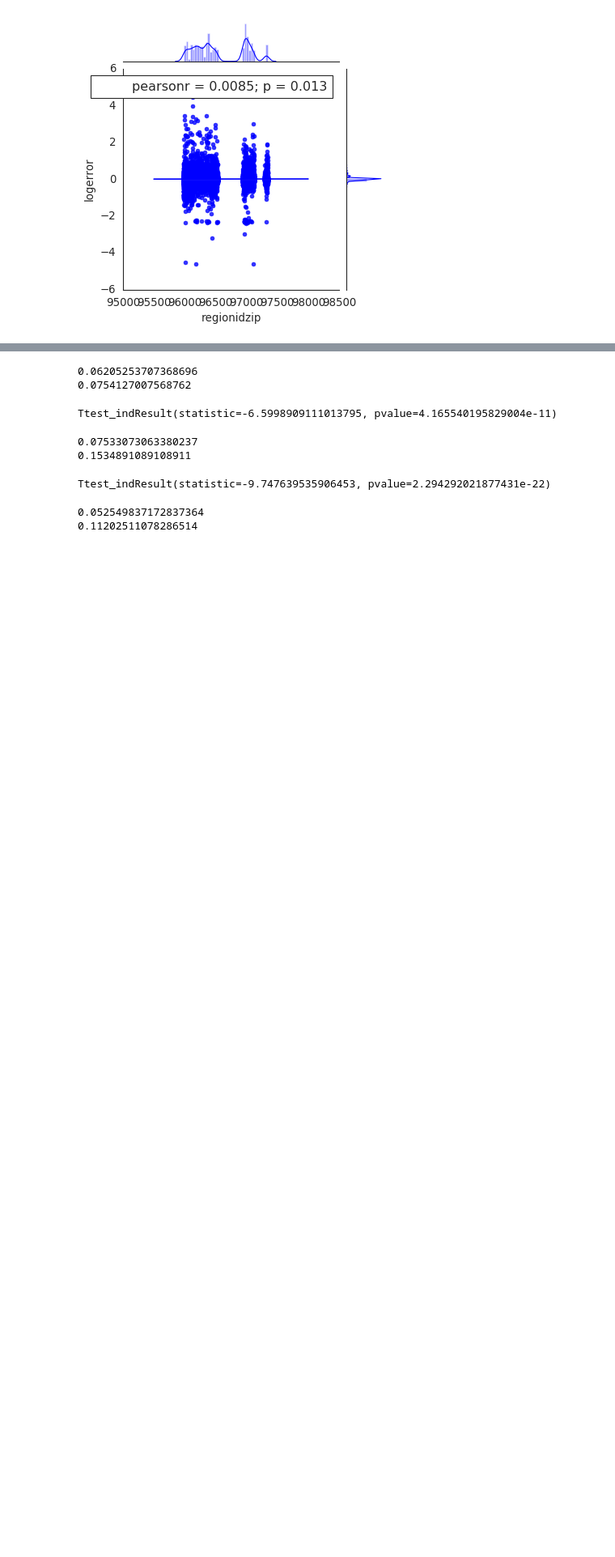
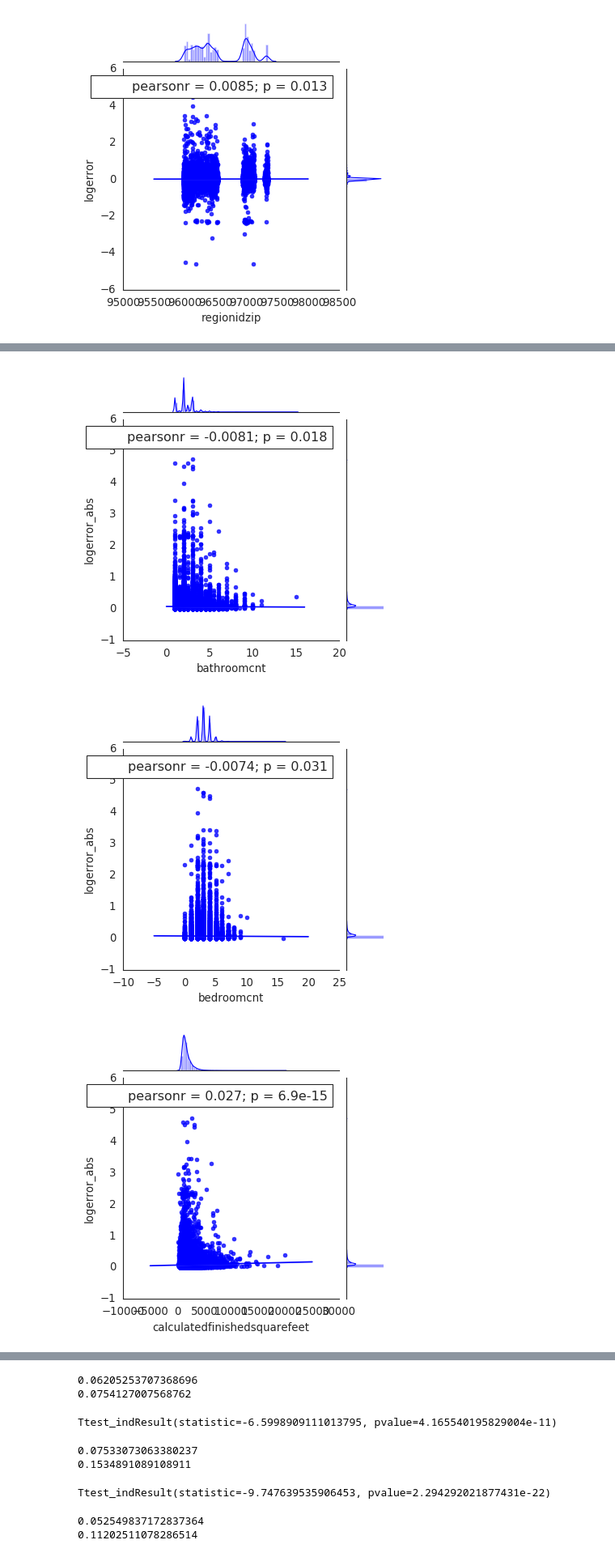
Before and after one commit to josephburton06/Codeup_Data_Science_Projects, a Jupyter notebook: Regression_Project_JosephBurton.ipynb, the cells around one changed output, grey strips where cells are left out. Shown at 81% size. Drawn from its saved outputs; the diff is of its cells as text; code cells hidden in the pictures; blank space fills up the shorter version.

```diff
--- a/Regression_Project_JosephBurton.ipynb
+++ b/Regression_Project_JosephBurton.ipynb
@@ -622,3 +634,14 @@ non_multi_with_sqft_with_zip_all_taxvalue.head()
 | 2 | 17100444 | 2.0 | 3.0 | 1101.0 | 97113.0 | 1956.0 | 47853.0 | ... |
 | 3 | 17102429 | 1.5 | 2.0 | 1554.0 | 97113.0 | 1965.0 | 62914.0 | ... |
 | 4 | 17109604 | 2.5 | 4.0 | 2415.0 | 97084.0 | 1984.0 | 554000.0 | ... |
+# %%
+for i, col in enumerate(['bathroomcnt', 'bedroomcnt', 'calculatedfinishedsquarefeet', 'taxvaluedollarcnt', 'yearbuilt', 'regionidzip']):
+    with sns.axes_style('white'):
+        plot_number = i + 1
+        series = non_multi_with_sqft_with_zip_all_taxvalue[col]
+        j = sns.jointplot(non_multi_with_sqft_with_zip_all_taxvalue[col], 'logerror_abs', data=non_multi_with_sqft_with_zip_all_taxvalue, kind='reg', height=5)
+        j.annotate(stats.pearsonr)
+# %% [output]
+[figure, added]
+[figure, added]
+[figure, added]
```
Also changed, not shown: parts of 15 cells of this notebook.
